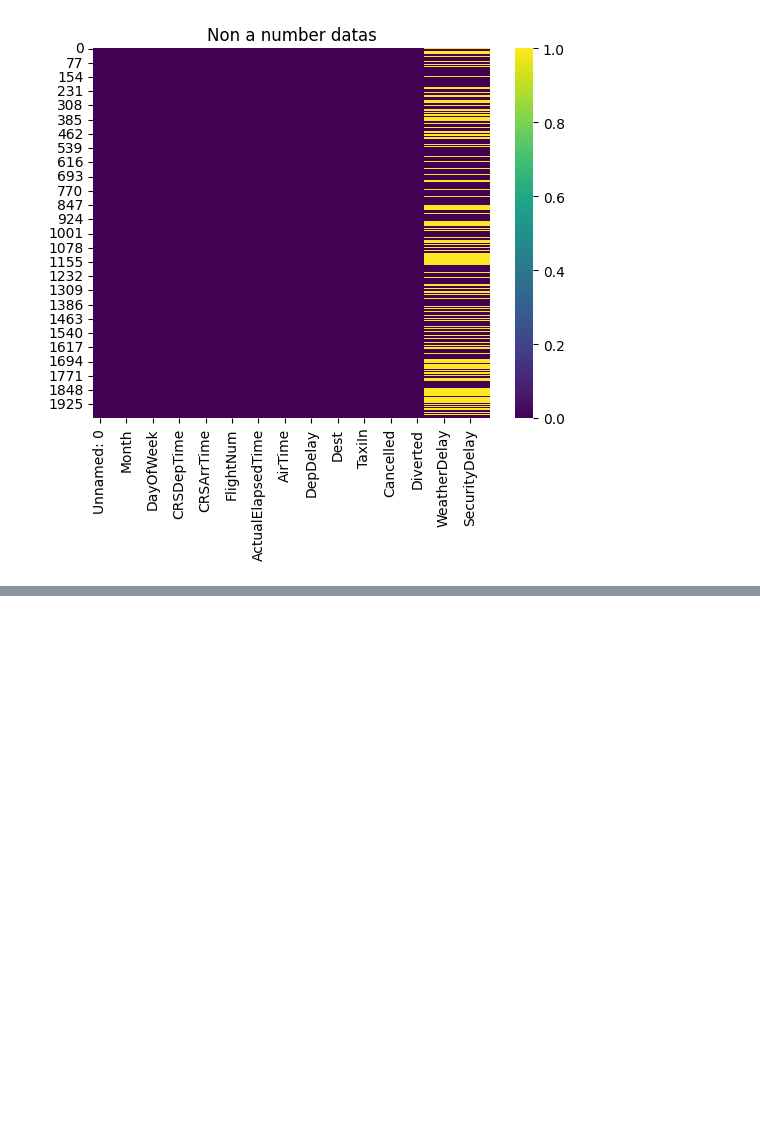
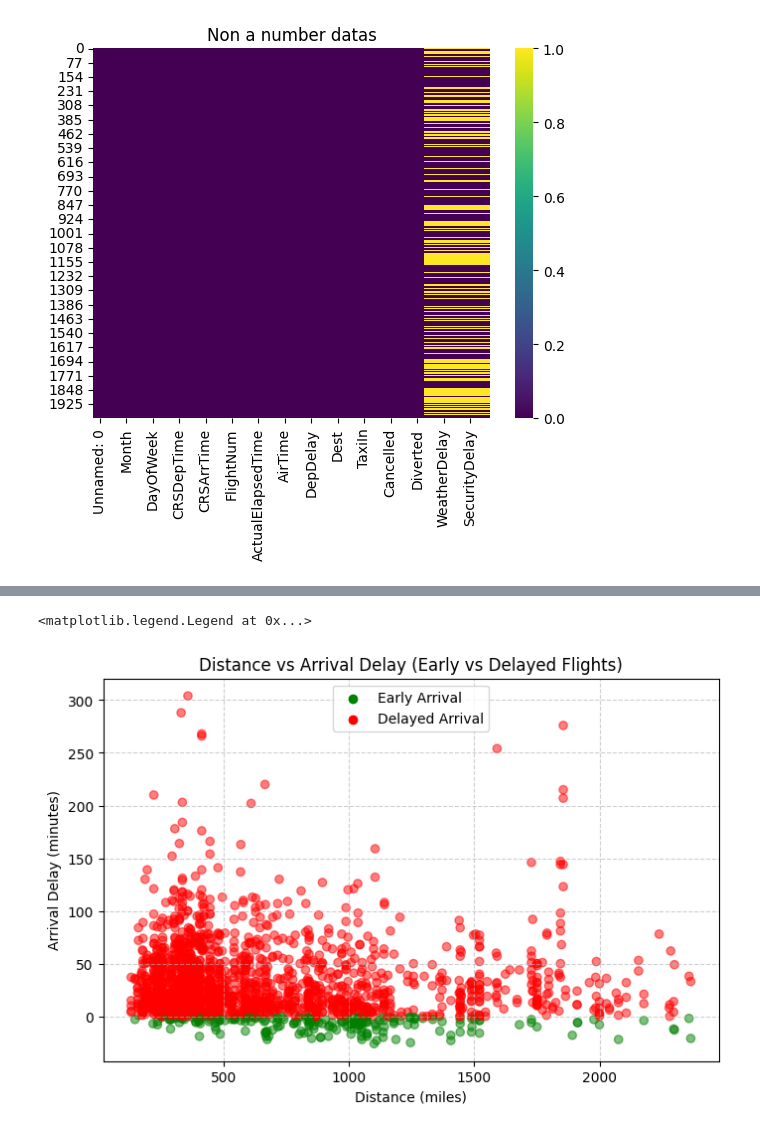
Before and after one commit to McLight-Note/Data_Process_Programming, a Jupyter notebook: Final_Work/analisys.ipynb, the cells around one changed output, grey strips where cells are left out. Saved outputs shown, nothing was run; the diff lists cells and outputs as text; code cells hidden in the pictures; blank space fills up the shorter version.

```diff
--- a/Final_Work/analisys.ipynb
+++ b/Final_Work/analisys.ipynb
@@ -167,0 +254,15 @@ dtype: int64
+# %%
+colors = df['ArrDelay'].apply(lambda x: 'green' if x < 0 else 'red')
+
+plt.figure(figsize=(8,5))
+plt.scatter(df['Distance'], df['ArrDelay'], c=colors, alpha=0.5)
+plt.title('Distance vs Arrival Delay (Early vs Delayed Flights)')
+plt.xlabel('Distance (miles)')
+plt.ylabel('Arrival Delay (minutes)')
+plt.grid(True, linestyle='--', alpha=0.6)
+plt.scatter([], [], color='green', label='Early Arrival')
+plt.scatter([], [], color='red', label='Delayed Arrival')
+plt.legend()
+# %% [output]
+<matplotlib.legend.Legend at 0x...>
+[figure, added]
```
Also changed, not shown: parts of 19 cells of this notebook.
